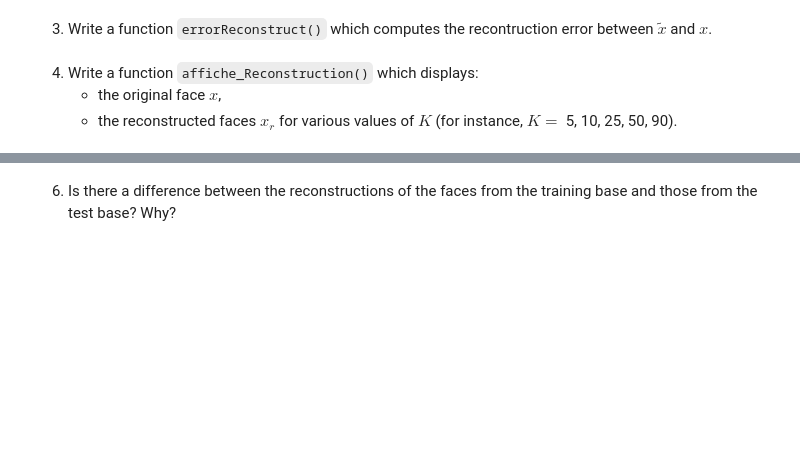
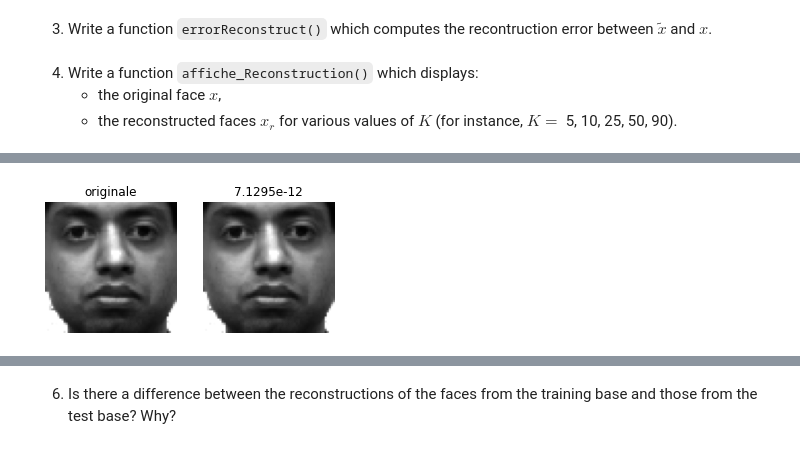
Before and after one commit to LUKALAVAL/BIMA, a Jupyter notebook: TME9-10/TME9-10.ipynb, the cells around one changed output, grey strips where cells are left out. Cells and saved outputs as stored; diff of their text form; code cells hidden in the pictures; blank space fills up the shorter version.

```diff
--- a/TME9-10/TME9-10.ipynb
+++ b/TME9-10/TME9-10.ipynb
@@ -300,0 +327,8 @@ def affiche_reconstruction(x, x_moy, W, listK):
+# %%
+x55 = X_train[:, 55]
+listK = [90]
+U, S = eigenfaces(X_train)
+
+affiche_reconstruction(x55, X_avg, U, listK)
+# %% [output]
+[figure, added]
```
Also changed, not shown: parts of 20 cells of this notebook.
